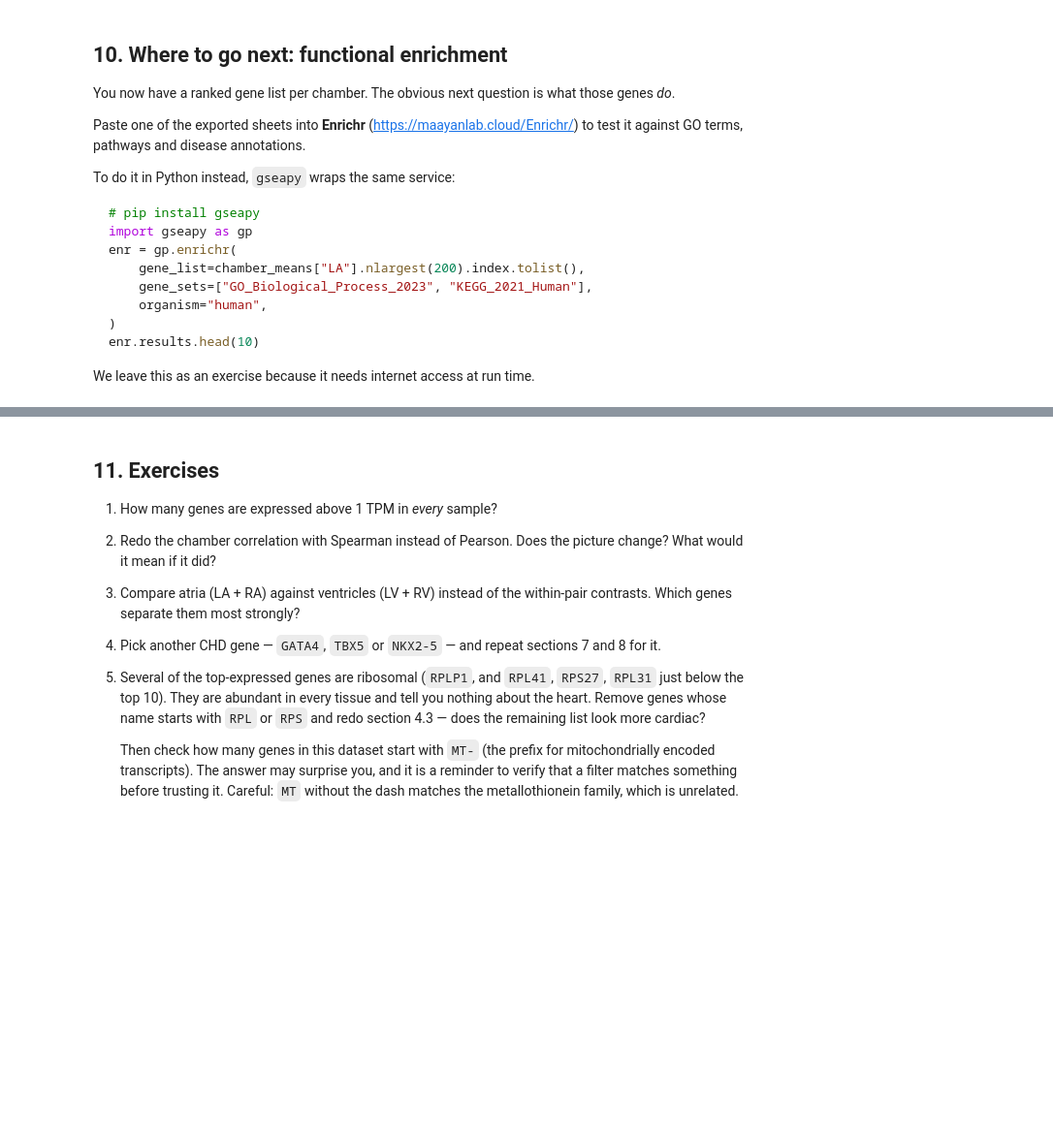
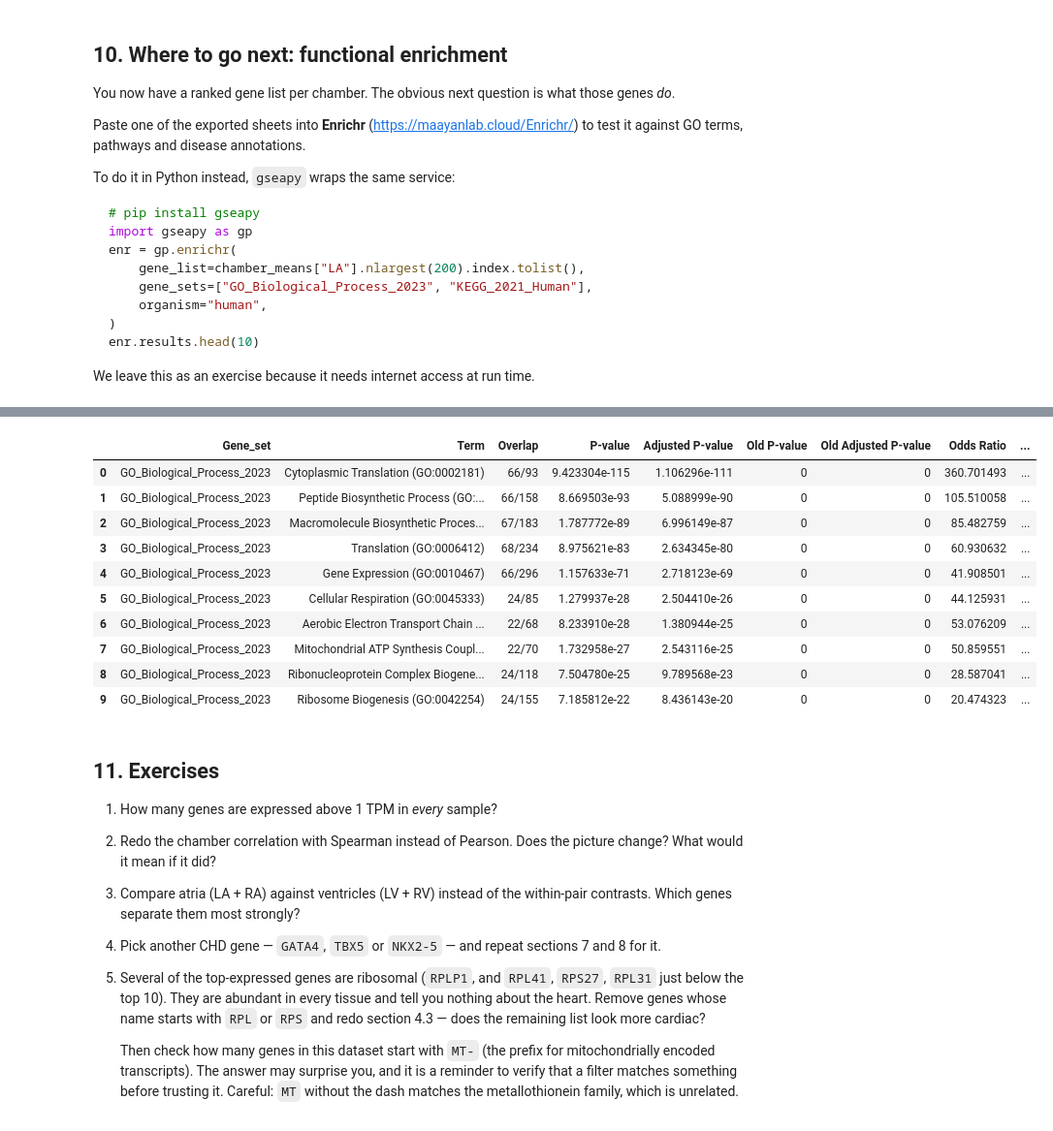
Before and after one commit to enriquea/ZebraQ, a Jupyter notebook: lessons-py/S6_Bonus_GSE106118.ipynb, the cells around one changed output, grey strips where cells are left out. Shown at 97% size. Drawn from its saved outputs; the diff is of its cells as text; code cells hidden in the pictures; blank space fills up the shorter version.

````diff
--- a/lessons-py/S6_Bonus_GSE106118.ipynb
+++ b/lessons-py/S6_Bonus_GSE106118.ipynb
@@ -529,3 +529,13 @@ enr.results.head(10)
 ```
 
 We leave this as an exercise because it needs internet access at run time.
+# %%
+!pip install gseapy
+import gseapy as gp
+enr = gp.enrichr(
+    gene_list=chamber_means["LA"].nlargest(200).index.tolist(),
+    gene_sets=["GO_Biological_Process_2023", "KEGG_2021_Human"],
+    organism="human",
+)
+enr.results.head(10)
+# %% [output]
@@ -532,3 +561,14 @@ We leave this as an exercise because it needs internet access at run time.
+|  | Gene_set | Term | Overlap | P-value | Adjusted P-value | Old P-value | Old Adjusted P-value | Odds Ratio | ... |
+| 0 | GO_Biological_Process_2023 | Cytoplasmic Translation (GO:0002181) | 66/93 | 9.423304e-115 | 1.106296e-111 | 0 | 0 | 360.701493 | ... |
+| 1 | GO_Biological_Process_2023 | Peptide Biosynthetic Process (GO:... | 66/158 | 8.669503e-93 | 5.088999e-90 | 0 | 0 | 105.510058 | ... |
+| 2 | GO_Biological_Process_2023 | Macromolecule Biosynthetic Proces... | 67/183 | 1.787772e-89 | 6.996149e-87 | 0 | 0 | 85.482759 | ... |
+| 3 | GO_Biological_Process_2023 | Translation (GO:0006412) | 68/234 | 8.975621e-83 | 2.634345e-80 | 0 | 0 | 60.930632 | ... |
+| 4 | GO_Biological_Process_2023 | Gene Expression (GO:0010467) | 66/296 | 1.157633e-71 | 2.718123e-69 | 0 | 0 | 41.908501 | ... |
+| 5 | GO_Biological_Process_2023 | Cellular Respiration (GO:0045333) | 24/85 | 1.279937e-28 | 2.504410e-26 | 0 | 0 | 44.125931 | ... |
+| 6 | GO_Biological_Process_2023 | Aerobic Electron Transport Chain ... | 22/68 | 8.233910e-28 | 1.380944e-25 | 0 | 0 | 53.076209 | ... |
+| 7 | GO_Biological_Process_2023 | Mitochondrial ATP Synthesis Coupl... | 22/70 | 1.732958e-27 | 2.543116e-25 | 0 | 0 | 50.859551 | ... |
+| 8 | GO_Biological_Process_2023 | Ribonucleoprotein Complex Biogene... | 24/118 | 7.504780e-25 | 9.789568e-23 | 0 | 0 | 28.587041 | ... |
+| 9 | GO_Biological_Process_2023 | Ribosome Biogenesis (GO:0042254) | 24/155 | 7.185812e-22 | 8.436143e-20 | 0 | 0 | 20.474323 | ... |
 # %% [markdown]
 ## 11. Exercises
 
````
Also changed, not shown: parts of 23 cells of this notebook.
